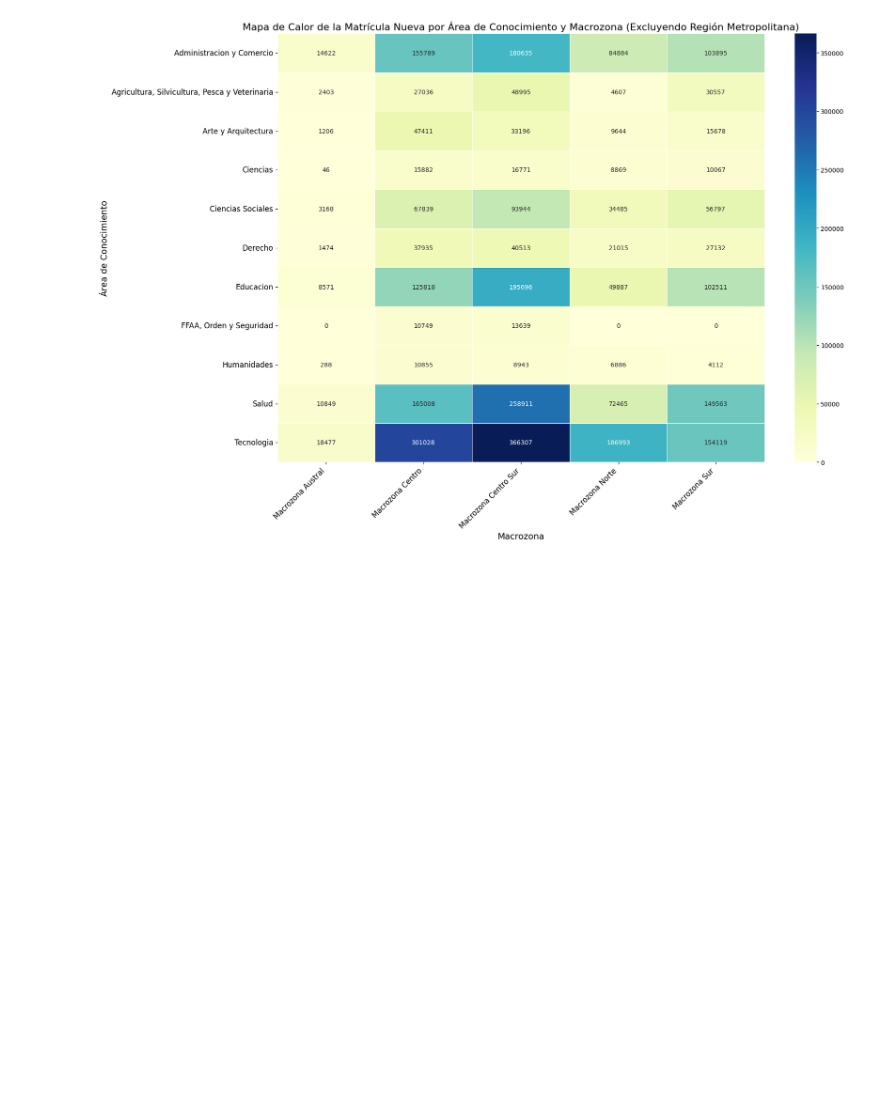
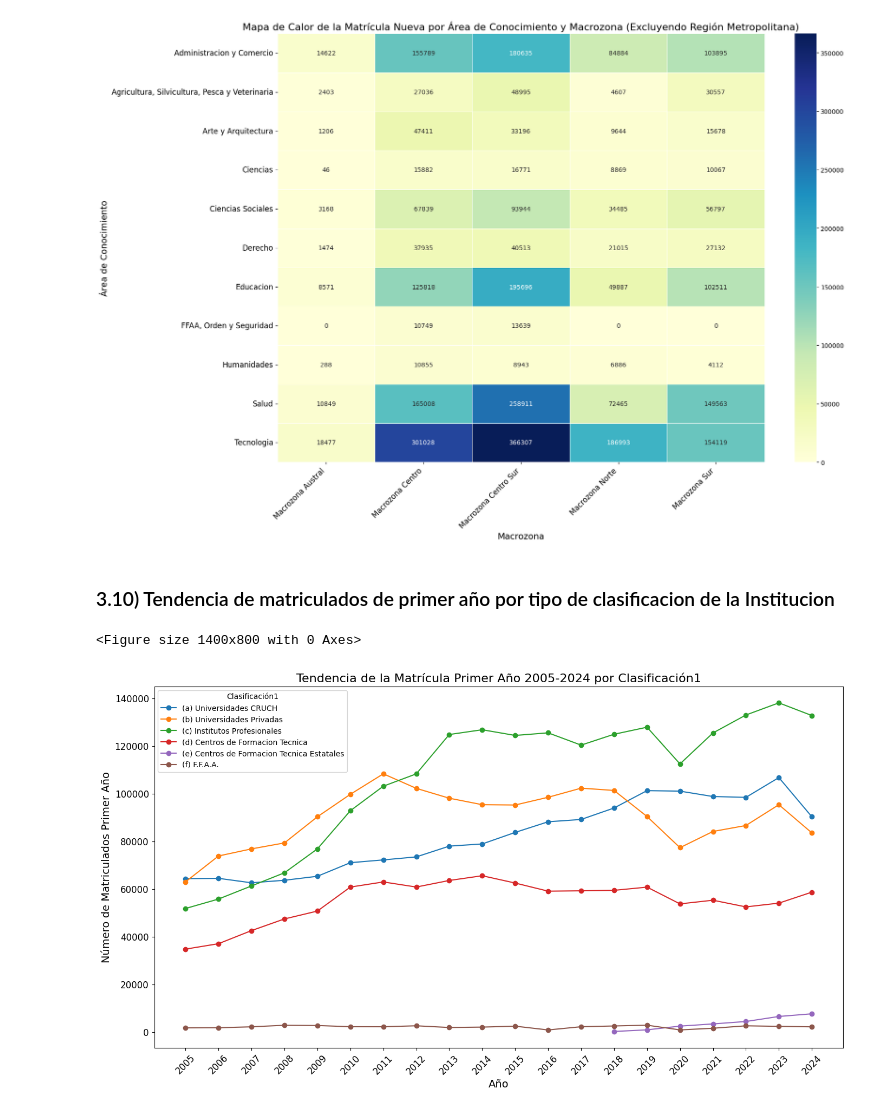
Before and after one commit to jcastilloc168/PythonUDD_ProyectoFinal, a Jupyter notebook: notebooks/03_Visualizacion.ipynb, the cells around one changed output. Saved outputs shown, nothing was run; the diff lists cells and outputs as text; code cells hidden in the pictures; blank space fills up the shorter version.

Commit message:
Añadir visualizaciones por clasificacion de institución

```diff
--- a/notebooks/03_Visualizacion.ipynb
+++ b/notebooks/03_Visualizacion.ipynb
@@ -342,3 +342,27 @@ plt.tight_layout()
 plt.show()
 # %% [output]
 [figure]
+# %% [markdown]
+### 3.10) Tendencia de matriculados de primer año por tipo de clasificacion de la Institucion
+# %%
+# Tendencia de la matrícula primer año a lo largo de los años por Clasificación2
+import matplotlib.pyplot as plt
+plt.figure(figsize=(14, 8))
+clasificacion1_groups = df_clean.groupby(['Anio', 'Clasificacion1'])['Matricula_Primer_Anio'].sum().unstack()
+
+# Graficar las series por Clasificación2
+ax = clasificacion1_groups.plot(kind='line', marker='o', figsize=(14, 8))
+
+# Configurar título y etiquetas
+plt.title('Tendencia de la Matrícula Primer Año 2005-2024 por Clasificación1', fontsize=16)
+plt.ylabel('Número de Matriculados Primer Año', fontsize=14)
+plt.xlabel('Año', fontsize=14)
+plt.xticks(ticks=clasificacion1_groups.index, labels=clasificacion1_groups.index.astype(int), rotation=45, fontsize=12)
+plt.yticks(fontsize=12)
+plt.legend(title='Clasificación1', fontsize=10)
+
+plt.tight_layout()
+plt.show()
+# %% [output]
+<Figure size 1400x800 with 0 Axes>
+[figure, added]
```
Also changed, not shown: parts of 4 cells of this notebook.
